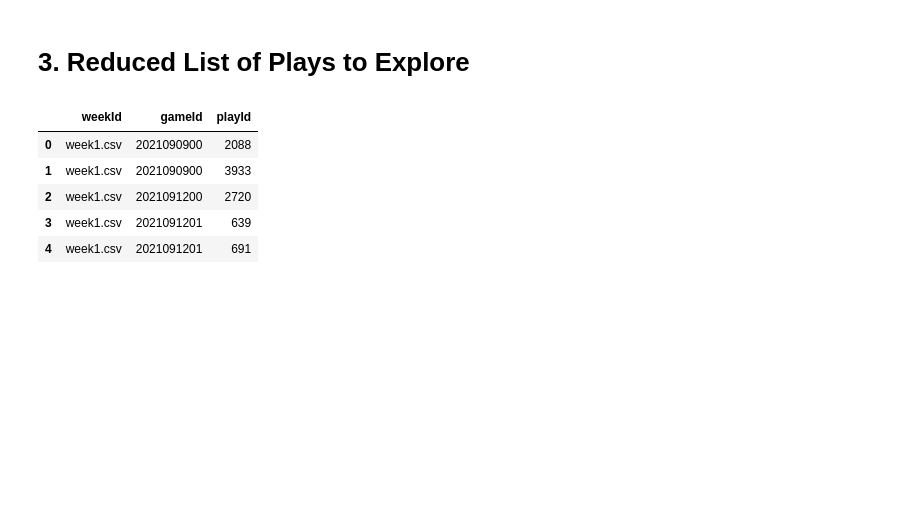
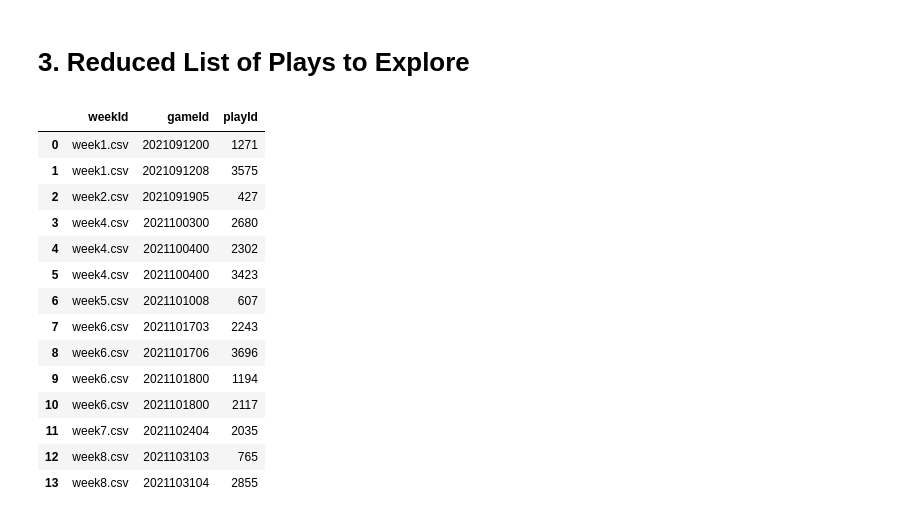
Before and after one commit to mcachosoblechero/MagicNFL, a Jupyter notebook: exploration/experimentation_pipeline.ipynb, the cells around one changed output. Cells and saved outputs as stored; diff of their text form; code cells hidden in the pictures; blank space fills up the shorter version.

```diff
--- a/exploration/experimentation_pipeline.ipynb
+++ b/exploration/experimentation_pipeline.ipynb
@@ -104,15 +84,24 @@ visualize_play(week1_data, gameId, playId, config)
 # %% [markdown]
 # 3. Reduced List of Plays to Explore
 # %%
-plays = pd.read_csv(f"{input_path}/plays_analysis.csv")
-plays.head(5)
+plays = pd.read_csv(f"{input_path}/shorter_plays_for_analysis.csv")
+plays
 # %% [output]
 |  | weekId | gameId | playId |
-| 0 | week1.csv | 2021090900 | 2088 |
-| 1 | week1.csv | 2021090900 | 3933 |
-| 2 | week1.csv | 2021091200 | 2720 |
-| 3 | week1.csv | 2021091201 | 639 |
-| 4 | week1.csv | 2021091201 | 691 |
+| 0 | week1.csv | 2021091200 | 1271 |
+| 1 | week1.csv | 2021091208 | 3575 |
+| 2 | week2.csv | 2021091905 | 427 |
+| 3 | week4.csv | 2021100300 | 2680 |
+| 4 | week4.csv | 2021100400 | 2302 |
+| 5 | week4.csv | 2021100400 | 3423 |
+| 6 | week5.csv | 2021101008 | 607 |
+| 7 | week6.csv | 2021101703 | 2243 |
+| 8 | week6.csv | 2021101706 | 3696 |
+| 9 | week6.csv | 2021101800 | 1194 |
+| 10 | week6.csv | 2021101800 | 2117 |
+| 11 | week7.csv | 2021102404 | 2035 |
+| 12 | week8.csv | 2021103103 | 765 |
+| 13 | week8.csv | 2021103104 | 2855 |
 # %%
 run_short_pipeline(input_path, preprocessing_path, plays.values, config, runId = "short_run_1")
 # %% [output]
```
Also changed, not shown: parts of 2 cells of this notebook, 5 other files.
